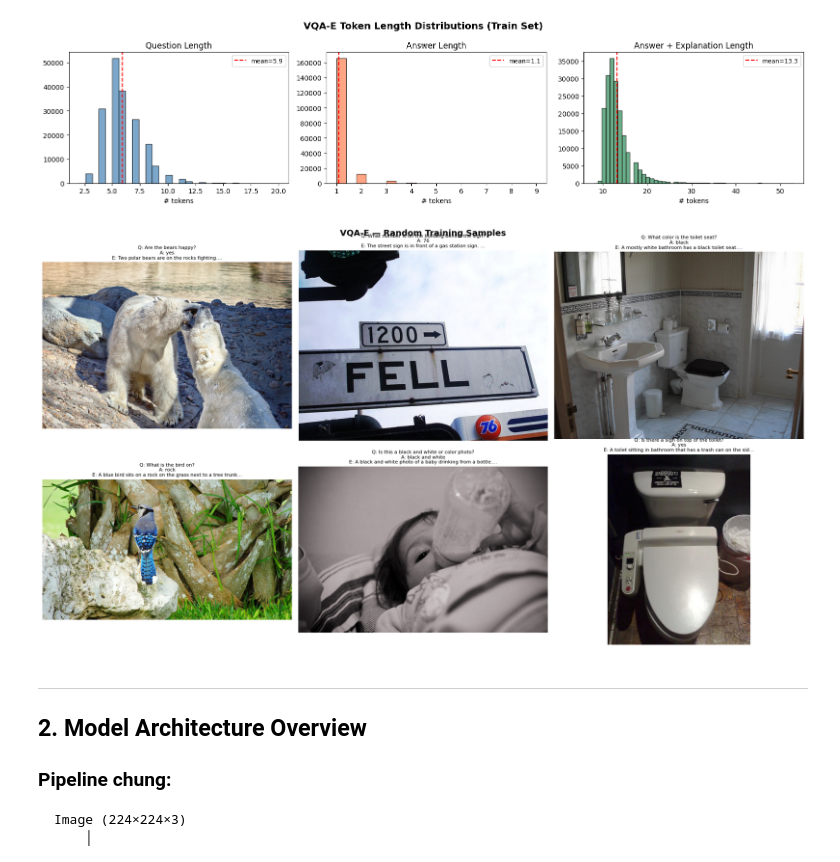
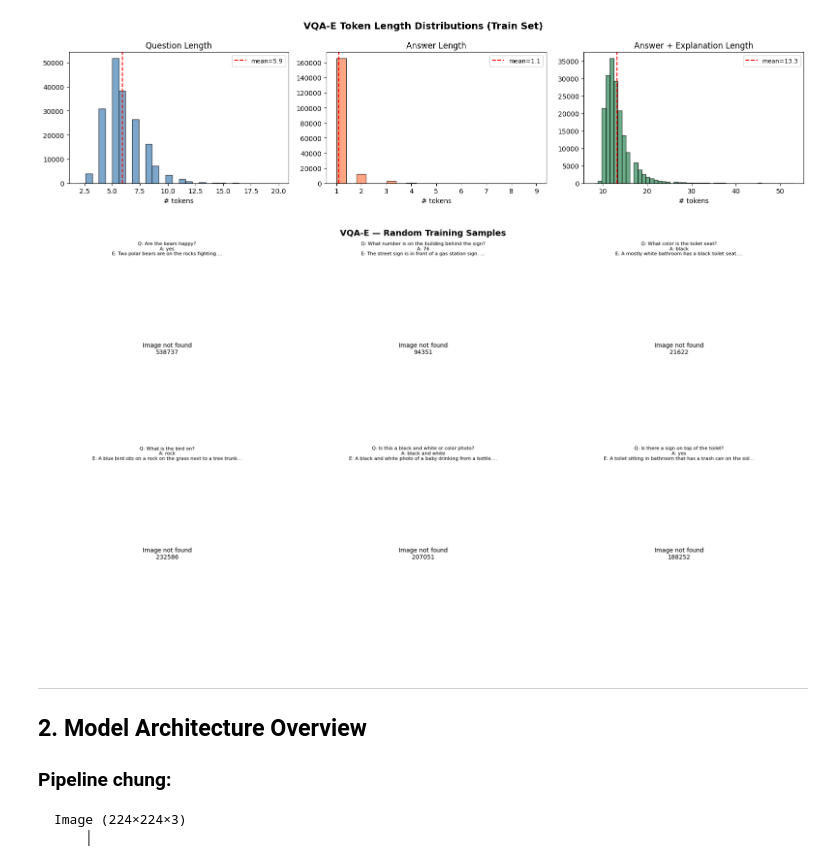
Before and after one commit to Anakonkai01/new_vqa, a Jupyter notebook: vqa_local_training.ipynb, the cells around one changed output. Saved outputs shown, nothing was run; the diff lists cells and outputs as text; code cells hidden in the pictures.

Commit message:
fix: correct data paths + kaggle download for eval notebook

```diff
--- a/vqa_local_training.ipynb
+++ b/vqa_local_training.ipynb
@@ -91,10 +91,10 @@ TF32 matmul     : ✅ Enabled
 # %%
 # ── Verify all required data paths ────────────────────────────────────────────
 required_paths = [
-    ("data/raw/train2014",                      "COCO train2014 images"),
-    ("data/raw/val2014",                        "COCO val2014 images"),
-    ("data/vqa_e/VQA-E_train_set.json",         "VQA-E train annotations"),
-    ("data/vqa_e/VQA-E_val_set.json",           "VQA-E val annotations"),
+    ("data/raw/images/train2014",               "COCO train2014 images"),
+    ("data/raw/images/val2014",                 "COCO val2014 images"),
+    ("data/raw/vqa_e_json/VQA-E_train_set.json","VQA-E train annotations"),
+    ("data/raw/vqa_e_json/VQA-E_val_set.json",  "VQA-E val annotations"),
     ("data/processed/vocab_questions.json",     "Question vocabulary"),
     ("data/processed/vocab_answers.json",       "Answer vocabulary"),
     ("src/train.py",                            "Training script"),
@@ -120,8 +120,8 @@ for path, desc in required_paths:
 if all_ok:
     vq = json.load(open("data/processed/vocab_questions.json"))
     va = json.load(open("data/processed/vocab_answers.json"))
-    train_anns = json.load(open("data/vqa_e/VQA-E_train_set.json"))
-    val_anns   = json.load(open("data/vqa_e/VQA-E_val_set.json"))
+    train_anns = json.load(open("data/raw/vqa_e_json/VQA-E_train_set.json"))
+    val_anns   = json.load(open("data/raw/vqa_e_json/VQA-E_val_set.json"))
     print(f"\n{'='*55}")
     print(f"  VQA-E Dataset Summary")
     print(f"{'='*55}")
@@ -171,9 +171,9 @@ def tokenize(text):
     return re.findall(r'\w+', text.lower())
 
 # Load data
-with open('data/vqa_e/VQA-E_train_set.json') as f:
+with open('data/raw/vqa_e_json/VQA-E_train_set.json') as f:
     train_data = json.load(f)
-with open('data/vqa_e/VQA-E_val_set.json') as f:
+with open('data/raw/vqa_e_json/VQA-E_val_set.json') as f:
     val_data = json.load(f)
 
 print(f"{'='*55}")
@@ -266,32 +266,32 @@ plt.show()
 # %%
 # ── Visualize Sample Data ─────────────────────────────────────────────────────
 from PIL import Image
 
 fig, axes = plt.subplots(2, 3, figsize=(18, 10))
 samples = random.sample(train_data, 6)
 
 for ax, sample in zip(axes.flatten(), samples):
     img_id = sample['img_id']
-    img_path = f"data/raw/train2014/COCO_train2014_{img_id:012d}.jpg"
+    img_path = f"data/raw/images/train2014/COCO_train2014_{img_id:012d}.jpg"
 
     if os.path.exists(img_path):
         img = Image.open(img_path).convert('RGB')
         ax.imshow(img)
     else:
         ax.text(0.5, 0.5, f'Image not found\n{img_id}', ha='center', va='center', fontsize=10)
 
     q = sample['question']
     a = sample['multiple_choice_answer']
     exp = sample.get('explanation', [''])[0][:60] if sample.get('explanation') else ''
 
     ax.set_title(f"Q: {q}\nA: {a}\nE: {exp}...", fontsize=8, wrap=True)
     ax.axis('off')
 
 fig.suptitle('VQA-E — Random Training Samples', fontsize=14, fontweight='bold')
 plt.tight_layout()
 plt.show()
 # %% [output]
-[figure, old version]
+[figure, new version]
 # %% [markdown]
 ---
 ## 2. Model Architecture Overview
```
Also changed, not shown: parts of 7 cells of this notebook, 7 other files.
